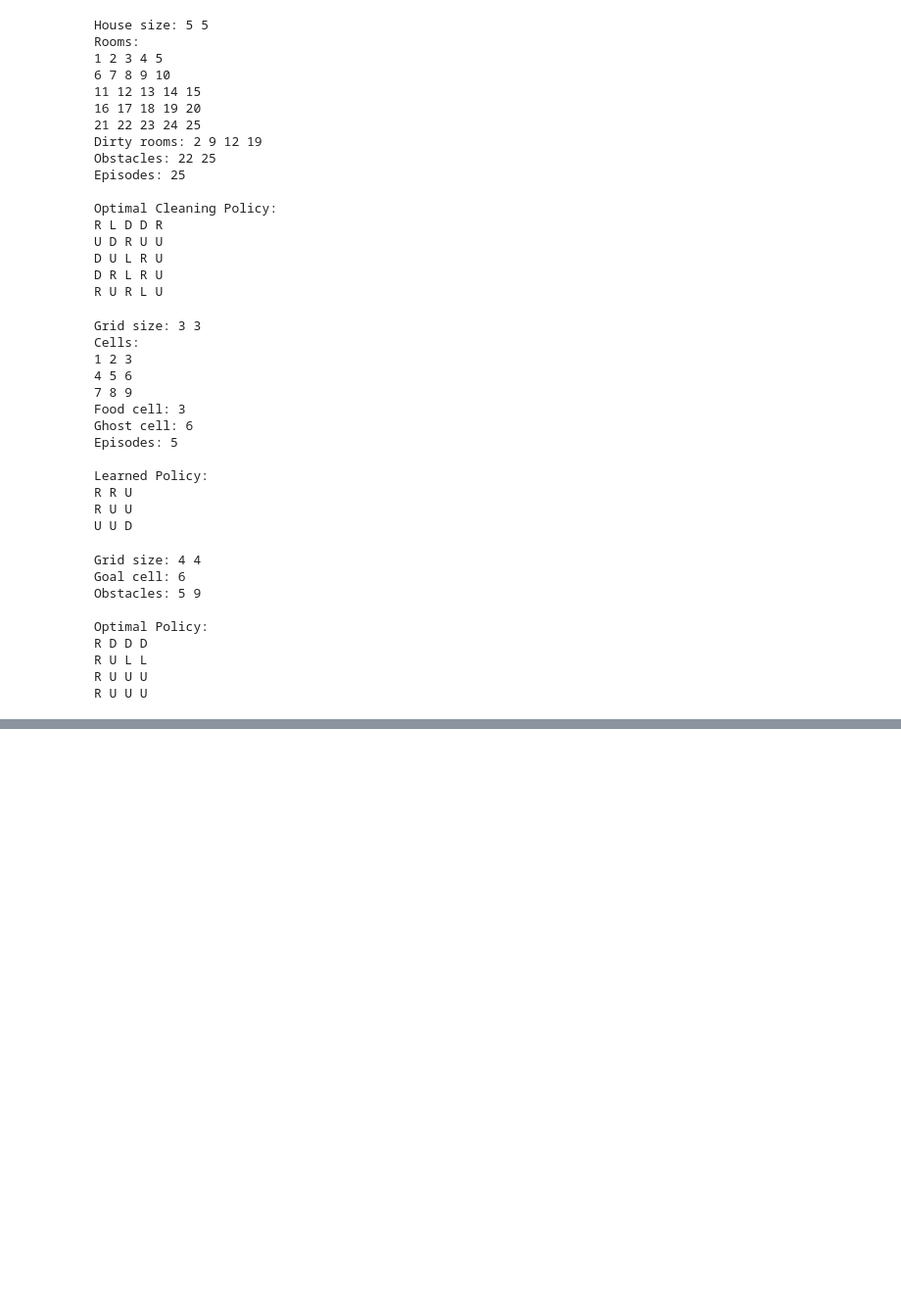
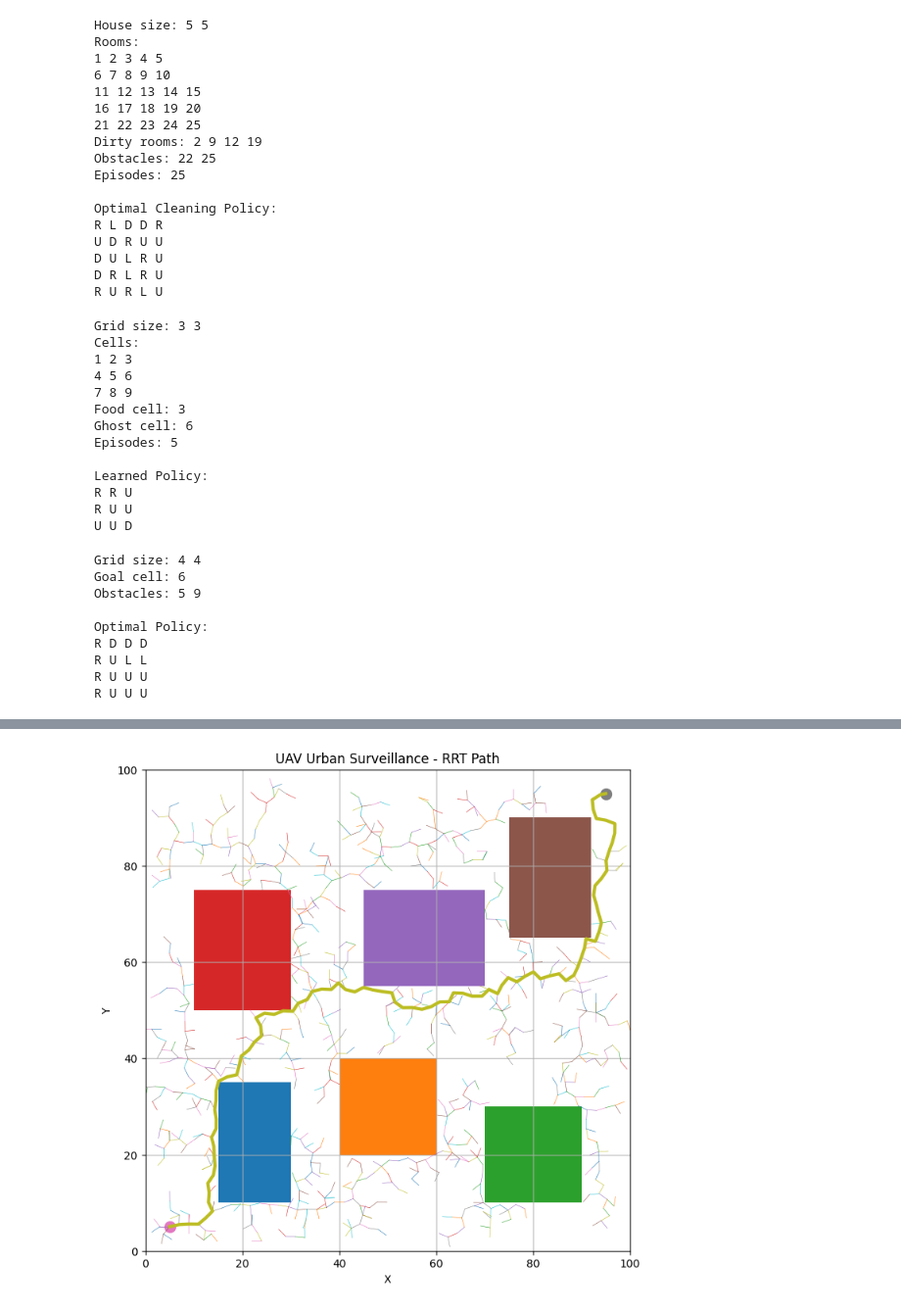
Before and after one commit to Poojithareddy1092/RL, a Jupyter notebook: LAB.ipynb, the cells around one changed output, grey strips where cells are left out. Shown at 98% size. Drawn from its saved outputs; the diff is of its cells as text; code cells hidden in the pictures; blank space fills up the shorter version.

```diff
--- a/LAB.ipynb
+++ b/LAB.ipynb
@@ -1182,0 +1598,91 @@ print(goal)
+# %%
+#EXP- 26
+import numpy as np
+import matplotlib.pyplot as plt
+
+np.random.seed(1)
+
+start = np.array([5, 5])
+goal = np.array([95, 95])
+
+buildings = [
+    (15, 10, 30, 35),
+    (40, 20, 60, 40),
+    (70, 10, 90, 30),
+    (10, 50, 30, 75),
+    (45, 55, 70, 75),
+    (75, 65, 92, 90)
+]
+
+nodes = [start]
+parents = [-1]
+
+def collision(p):
+    for x1, y1, x2, y2 in buildings:
+        if x1 <= p[0] <= x2 and y1 <= p[1] <= y2:
+            return True
+    return False
+
+for _ in range(4000):
+
+    sample = np.random.randint(0, 101, 2)
+
+    distances = [np.linalg.norm(n - sample) for n in nodes]
+    nearest = np.argmin(distances)
+
+    direction = sample - nodes[nearest]
+    length = np.linalg.norm(direction)
+
+    if length == 0:
+        continue
+
+    direction = direction / length
+    new_node = nodes[nearest] + direction * 2
+
+    if not collision(new_node):
+        nodes.append(new_node)
+        parents.append(nearest)
+
+        if np.linalg.norm(new_node - goal) < 3:
+            nodes.append(goal)
+            parents.append(len(nodes) - 2)
+            break
+
+path = []
+i = len(nodes) - 1
+
+while i != -1:
+    path.append(nodes[i])
+    i = parents[i]
+
+path = np.array(path[::-1])
+
+plt.figure(figsize=(8, 8))
+
+for x1, y1, x2, y2 in buildings:
+    plt.fill([x1,x2,x2,x1], [y1,y1,y2,y2])
+
+for i in range(1, len(nodes)):
+    plt.plot(
+        [nodes[i][0], nodes[parents[i]][0]],
+        [nodes[i][1], nodes[parents[i]][1]],
+        linewidth=0.4
+    )
+
+plt.plot(path[:,0], path[:,1], linewidth=3)
+plt.scatter(start[0], start[1], s=100)
+plt.scatter(goal[0], goal[1], s=100)
+
+plt.title("UAV Urban Surveillance - RRT Path")
+plt.xlabel("X")
+plt.ylabel("Y")
+plt.xlim(0,100)
+plt.ylim(0,100)
+plt.grid()
+plt.show()
+
+print("Path Points:", len(path))
+print("Path Length:", round(sum(np.linalg.norm(path[i]-path[i-1]) for i in range(1,len(path))),2))
+print("Surveillance mission completed!")
+# %% [output]
+[figure, added]
```
Also changed, not shown: parts of 15 cells of this notebook.
